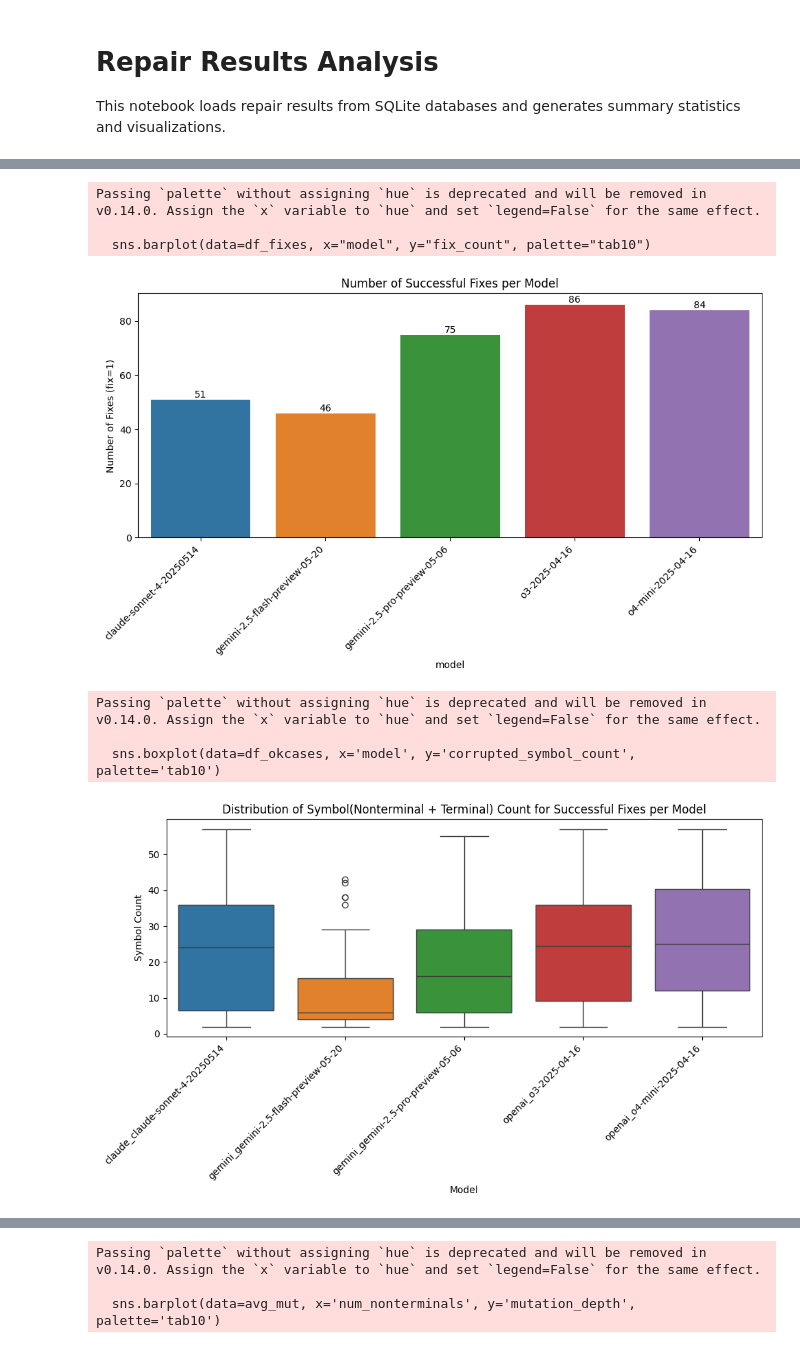
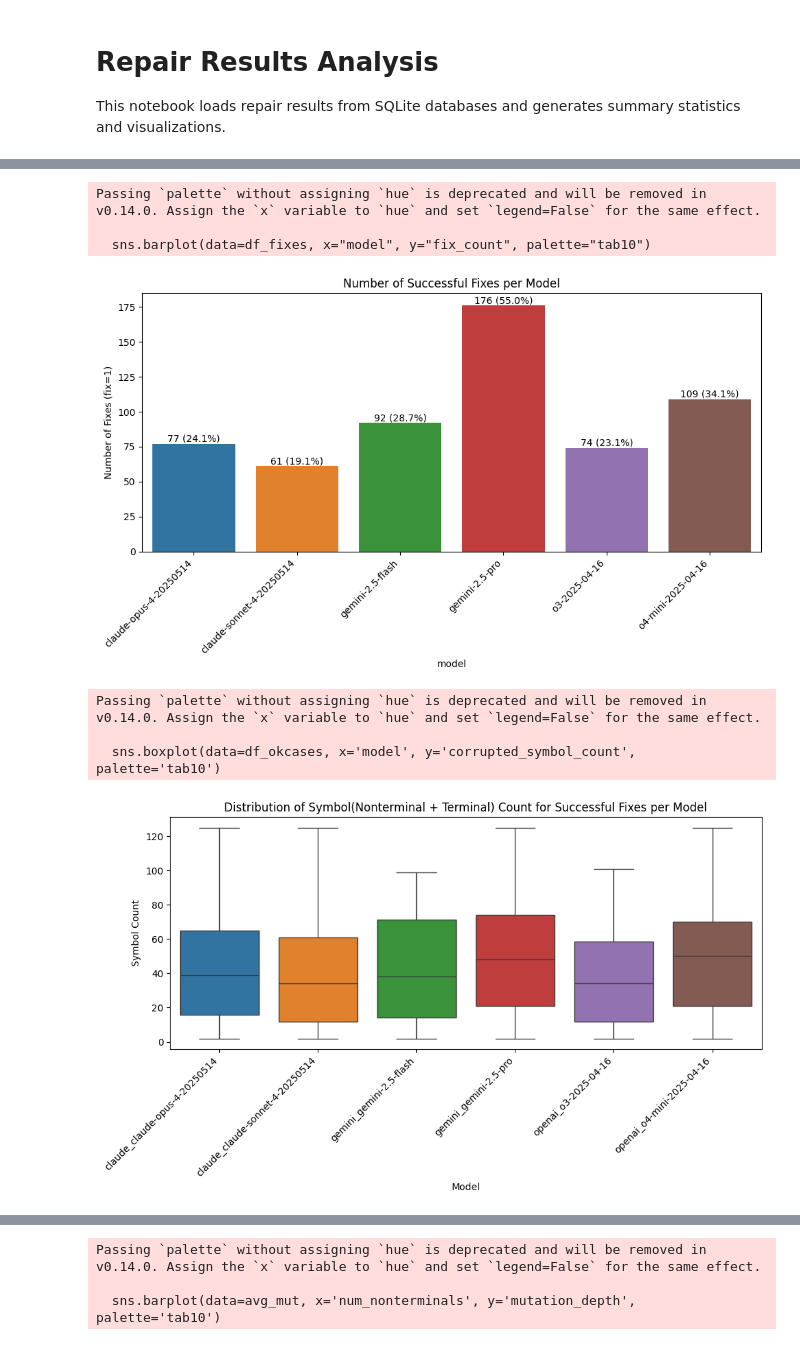
Before and after one commit to Jacksadventure/Grammar_bench, a Jupyter notebook: repair_results_analysis.ipynb, the cells around one changed output, grey strips where cells are left out. Drawn from its saved outputs; the diff is of its cells as text; code cells hidden in the pictures.

```diff
--- a/repair_results_analysis.ipynb
+++ b/repair_results_analysis.ipynb
@@ -11,21 +11,25 @@ import seaborn as sns
 # %%
 %matplotlib inline
 # %%
-target_db = 'targets4.db'
+target_db = 'targets.db'
 # %%
 sources_dbs = [
-            #     "repair_results_claude_claude-sonnet-4-20250514_targets.db",
-            #    "repair_results_gemini_gemini-2.5-flash-preview-05-20_targets.db",
-            #    "repair_results_gemini_gemini-2.5-pro-preview-05-06_targets.db",
-            #    "repair_results_openai_o3-2025-04-16_targets.db",
-            #    "repair_results_openai_o4-mini-2025-04-16_targets.db",
-            "repair_results_gemini_gemini-2.5-flash-preview-05-20_targets4.db",
-            "repair_results_openai_o4-mini-2025-04-16_targets4.db",
+                "repair_results_claude_claude-opus-4-20250514_targets.db",
+               "repair_results_claude_claude-sonnet-4-20250514_targets.db",
+               "repair_results_gemini_gemini-2.5-flash_targets.db",
+               "repair_results_gemini_gemini-2.5-pro_targets.db",
+               "repair_results_openai_o3-2025-04-16_targets.db",
+               "repair_results_openai_o4-mini-2025-04-16_targets.db",
+
                ]
 # %%
 import sqlite3
 conn = sqlite3.connect(target_db)
 df_cases = pd.read_sql(
-    "SELECT id, num_nonterminals, nonterminal_prob, loop_prob, mutation_depth, parser_size, corrupted_symbol_count FROM cases",
+    "SELECT id, num_nonterminals, nonterminal_prob, loop_prob, mutation_depth, original_parser, corrupted_grammar FROM cases",
     conn
 )
+
+# Compute derived columns for analysis
+df_cases['parser_size'] = df_cases['original_parser'].str.len()
+df_cases['corrupted_symbol_count'] = df_cases['corrupted_grammar'].str.split().str.len()
@@ -45,31 +45,38 @@ DatabaseError: Execution failed on sql 'SELECT id, num_nonterminals, nonterminal
 # %%
 counts = []
 for db_path in sources_dbs:
     model = os.path.basename(db_path).removeprefix("repair_results_").removesuffix("_targets.db").split("_")[1]
     conn = sqlite3.connect(db_path)
-    cnt = pd.read_sql(
-        "SELECT COUNT(*) AS fixes FROM repair_results WHERE fix = 1",
-        conn
-    )["fixes"].iloc[0]
-    conn.close()
+    cnt = 0
+    try:
+        cnt = pd.read_sql(
+            "SELECT COUNT(*) AS fixes FROM repair_results WHERE fix = 1",
+            conn
+        )["fixes"].iloc[0]
+    except pd.io.sql.DatabaseError:
+        cnt = 0
+    finally:
+        conn.close()
     counts.append({"model": model, "fix_count": cnt})
 
 df_fixes = pd.DataFrame(counts)
 
 plt.figure(figsize=(10, 6))
 sns.barplot(data=df_fixes, x="model", y="fix_count", palette="tab10")
-# Annotate fix counts on top of each bar
+# Annotate fix counts and percentages (of total test cases) on top of each bar
+total = len(df_cases)
 for i, v in enumerate(df_fixes['fix_count']):
-    plt.text(i, v, str(v), ha='center', va='bottom')
+    pct = v / total * 100
+    plt.text(i, v, f"{v} ({pct:.1f}%)", ha='center', va='bottom')
 plt.xticks(rotation=45, ha="right")
 plt.ylabel("Number of Fixes (fix=1)")
 plt.title("Number of Successful Fixes per Model")
 plt.tight_layout()
 # %% [output]
 Passing `palette` without assigning `hue` is deprecated and will be removed in v0.14.0. Assign the `x` variable to `hue` and set `legend=False` for the same effect.
 
   sns.barplot(data=df_fixes, x="model", y="fix_count", palette="tab10")
-[figure, old version]
+[figure, new version]
 # %%
 # Distribution of corrupted_symbol_count for successful fixes per model
 records = []
@@ -100,7 +107,7 @@ plt.tight_layout()
 Passing `palette` without assigning `hue` is deprecated and will be removed in v0.14.0. Assign the `x` variable to `hue` and set `legend=False` for the same effect.
 
   sns.boxplot(data=df_okcases, x='model', y='corrupted_symbol_count', palette='tab10')
-[figure, old version]
+[figure, new version]
 # %%
 # Bar plot of fix counts by number of nonterminals across all models
 records = []
```
Also changed, not shown: parts of 12 cells of this notebook, 45 other files.
